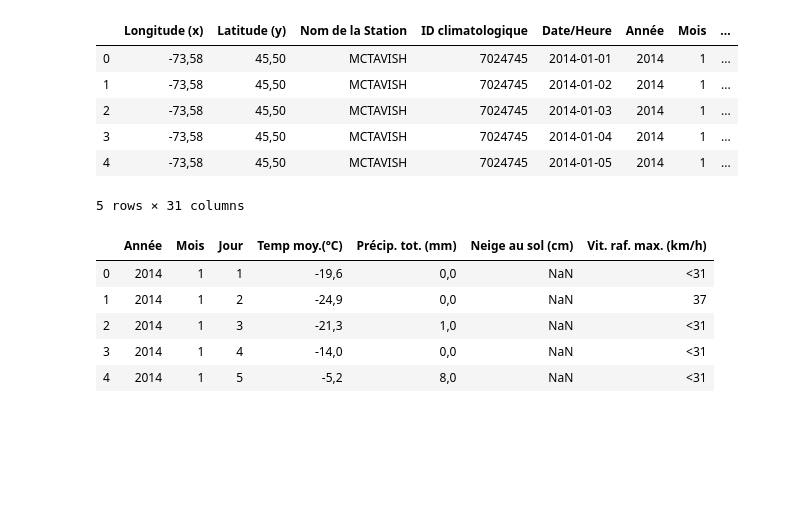
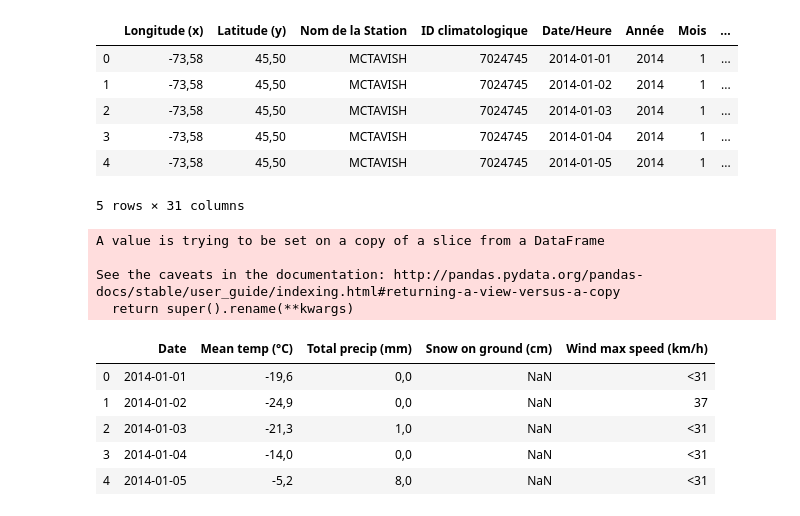
Before and after one commit to daviskia/ada-project-deep-penguin, a Jupyter notebook: Weather.ipynb, the cells around one changed output. Cells and saved outputs as stored; diff of their text form; code cells hidden in the pictures; blank space fills up the shorter version.

Commit message:
Update of the weather notebook
Better construction  of the weather notebook.
Correction of the "wheather" mistake :)

```diff
--- a/Weather.ipynb
+++ b/Weather.ipynb
@@ -10,13 +91,13 @@ from bs4 import BeautifulSoup
 # %%
-wheather_2014 = pd.read_csv(r"WheatherData\2014.csv",sep = ',')
-wheather_2015 = pd.read_csv(r"WheatherData\2015.csv",sep = ',')
-wheather_2016 = pd.read_csv(r"WheatherData\2016.csv",sep = ',')
-wheather_2017 = pd.read_csv(r"WheatherData\2017.csv",sep = ',')
-wheather_2018 = pd.read_csv(r"WheatherData\2018.csv",sep = ',')
-wheather_2019 = pd.read_csv(r"WheatherData\2019.csv",sep = ',')
+weather_2014 = pd.read_csv(r"WeatherData\2014.csv",sep = ',')
+weather_2015 = pd.read_csv(r"WeatherData\2015.csv",sep = ',')
+weather_2016 = pd.read_csv(r"WeatherData\2016.csv",sep = ',')
+weather_2017 = pd.read_csv(r"WeatherData\2017.csv",sep = ',')
+weather_2018 = pd.read_csv(r"WeatherData\2018.csv",sep = ',')
+weather_2019 = pd.read_csv(r"WeatherData\2019.csv",sep = ',')
 
-df_wheather = pd.concat([wheather_2014,wheather_2015,wheather_2016,wheather_2017,wheather_2018,wheather_2019])
-df_wheather.head()
+data = pd.concat([weather_2014,weather_2015,weather_2016,weather_2017,weather_2018,weather_2019])
+data.head()
 # %% [output]
 |  | Longitude (x) | Latitude (y) | Nom de la Station | ID climatologique | Date/Heure | Année | Mois | ... |
 | 0 | -73,58 | 45,50 | MCTAVISH | 7024745 | 2014-01-01 | 2014 | 1 | ... |
@@ -54,9 +109,20 @@ del df_wheather['Vit. raf. max. Indicateur']
+# %%
+#select the useful columns
+df_weather = data[['Date/Heure','Temp moy.(°C)','Précip. tot. (mm)', 'Neige au sol (cm)', 'Vit. raf. max. (km/h)']]
+df_weather.rename(columns={'Date/Heure': 'Date', 'Temp moy.(°C)': 'Mean temp (°C)',
+                           'Précip. tot. (mm)': 'Total precip (mm)', 'Neige au sol (cm)': 'Snow on ground (cm)',
+                           'Vit. raf. max. (km/h)': 'Wind max speed (km/h)'}, inplace=True)
+# %% [output]
+A value is trying to be set on a copy of a slice from a DataFrame
+
+See the caveats in the documentation: http://pandas.pydata.org/pandas-docs/stable/user_guide/indexing.html#returning-a-view-versus-a-copy
+  return super().rename(**kwargs)
 # %%
-df_wheather.head()
+df_weather.head()
 # %% [output]
-|  | Année | Mois | Jour | Temp moy.(°C) | Précip. tot. (mm) | Neige au sol (cm) | Vit. raf. max. (km/h) |
-| 0 | 2014 | 1 | 1 | -19,6 | 0,0 | NaN | <31 |
-| 1 | 2014 | 1 | 2 | -24,9 | 0,0 | NaN | 37 |
-| 2 | 2014 | 1 | 3 | -21,3 | 1,0 | NaN | <31 |
-| 3 | 2014 | 1 | 4 | -14,0 | 0,0 | NaN | <31 |
-| 4 | 2014 | 1 | 5 | -5,2 | 8,0 | NaN | <31 |
+|  | Date | Mean temp (°C) | Total precip (mm) | Snow on ground (cm) | Wind max speed (km/h) |
+| 0 | 2014-01-01 | -19,6 | 0,0 | NaN | <31 |
+| 1 | 2014-01-02 | -24,9 | 0,0 | NaN | 37 |
+| 2 | 2014-01-03 | -21,3 | 1,0 | NaN | <31 |
+| 3 | 2014-01-04 | -14,0 | 0,0 | NaN | <31 |
+| 4 | 2014-01-05 | -5,2 | 8,0 | NaN | <31 |
```
Also changed, not shown: parts of 16 cells of this notebook, 6 other files.
